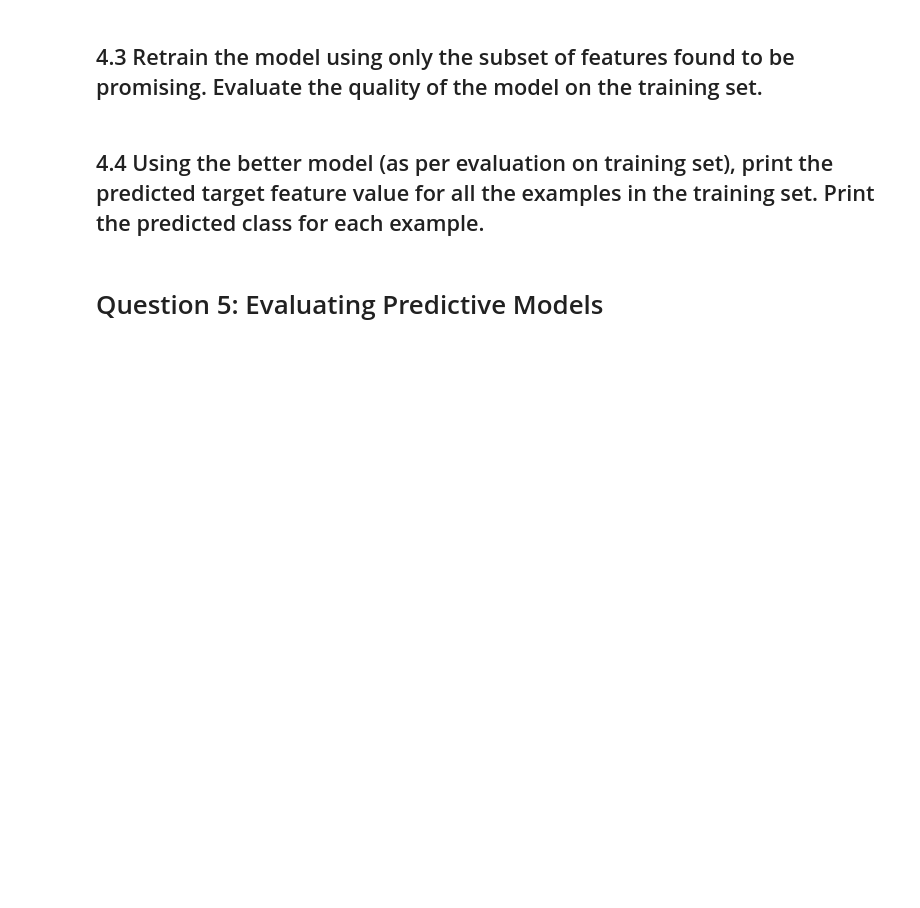
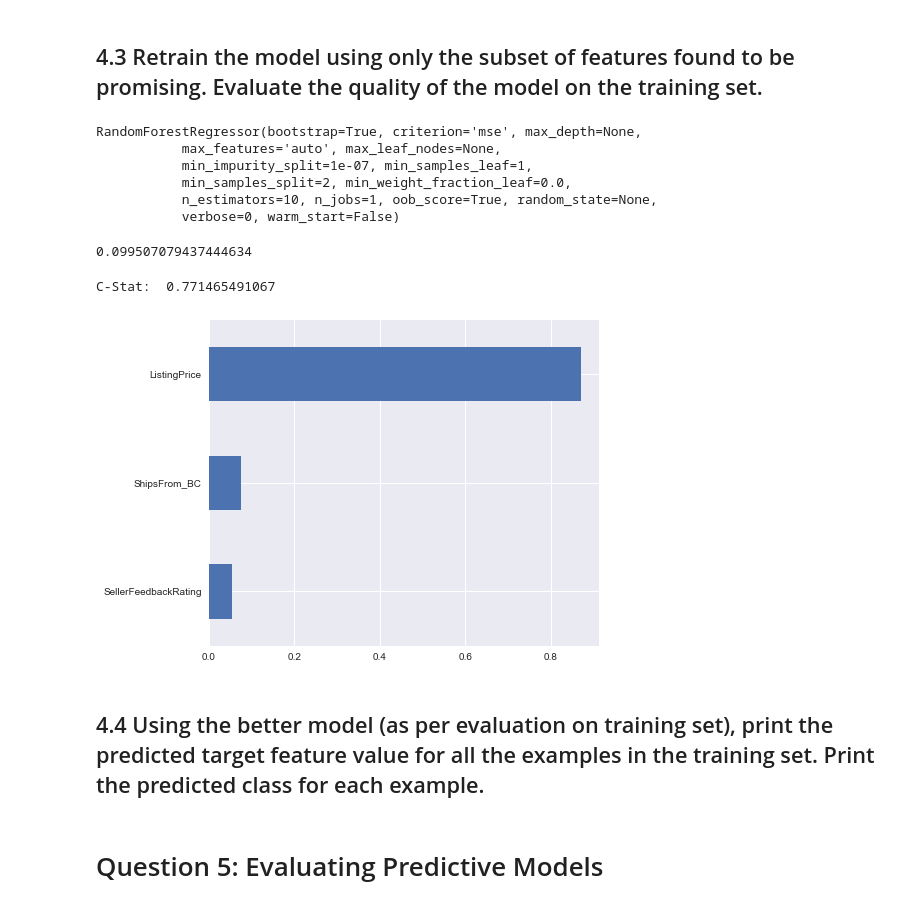
Before and after one commit to PamelaKelly/AmazonFeaturedOffersDataAnalysis, a Jupyter notebook: 2016-Homework2-Notebook.ipynb/2016-Homework2-Notebook.ipynb, the cells around one changed output. Cells and saved outputs as stored; diff of their text form; code cells hidden in the pictures; blank space fills up the shorter version.

```diff
--- a/2016-Homework2-Notebook.ipynb/2016-Homework2-Notebook.ipynb
+++ b/2016-Homework2-Notebook.ipynb/2016-Homework2-Notebook.ipynb
@@ -475,5 +596,31 @@ lm.score(X, Y)
 # %% [markdown]
 ## 4.3 Retrain the model using only the subset of features found to be promising. Evaluate the quality of the model on the training set.
+# %%
+feature_cols = ["ListingPrice", "ShipsFrom_BC", "SellerFeedbackRating"]
+rfm = RandomForestRegressor(oob_score=True)
+rfm.fit(df[feature_cols], y)
+# %% [output]
+RandomForestRegressor(bootstrap=True, criterion='mse', max_depth=None,
+           max_features='auto', max_leaf_nodes=None,
+           min_impurity_split=1e-07, min_samples_leaf=1,
+           min_samples_split=2, min_weight_fraction_leaf=0.0,
+           n_estimators=10, n_jobs=1, oob_score=True, random_state=None,
+           verbose=0, warm_start=False)
+# %%
+rfm.oob_score_
+# %% [output]
+0.099507079437444634
+# %%
+y_oob = rfm.oob_prediction_
+print("C-Stat: ", roc_auc_score(y, y_oob))
+# %% [output]
+C-Stat:  0.771465491067
+# %%
+feature_importances = pd.Series(rfm.feature_importances_, index=df[feature_cols].columns)
+feature_importances.sort()
+feature_importances.plot(kind="barh", figsize=(7, 6));
+# %% [output]
+[figure, added]
 # %% [markdown]
 ## 4.4 Using the better model (as per evaluation on training set), print the predicted target feature value for all the examples in the training set. Print the predicted class for each example.
 # %% [markdown]
```
Also changed, not shown: parts of 24 cells of this notebook, 6 other files.
